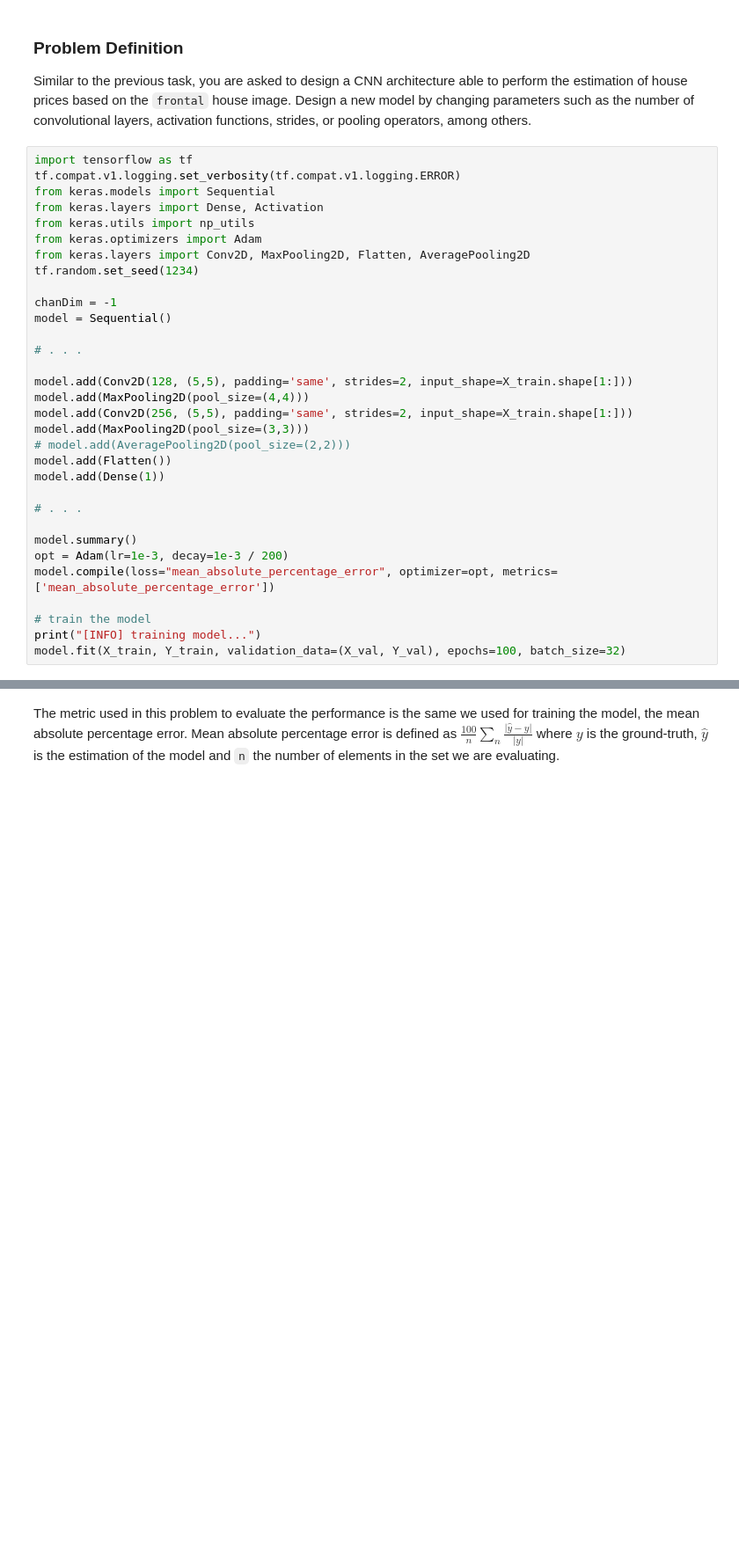
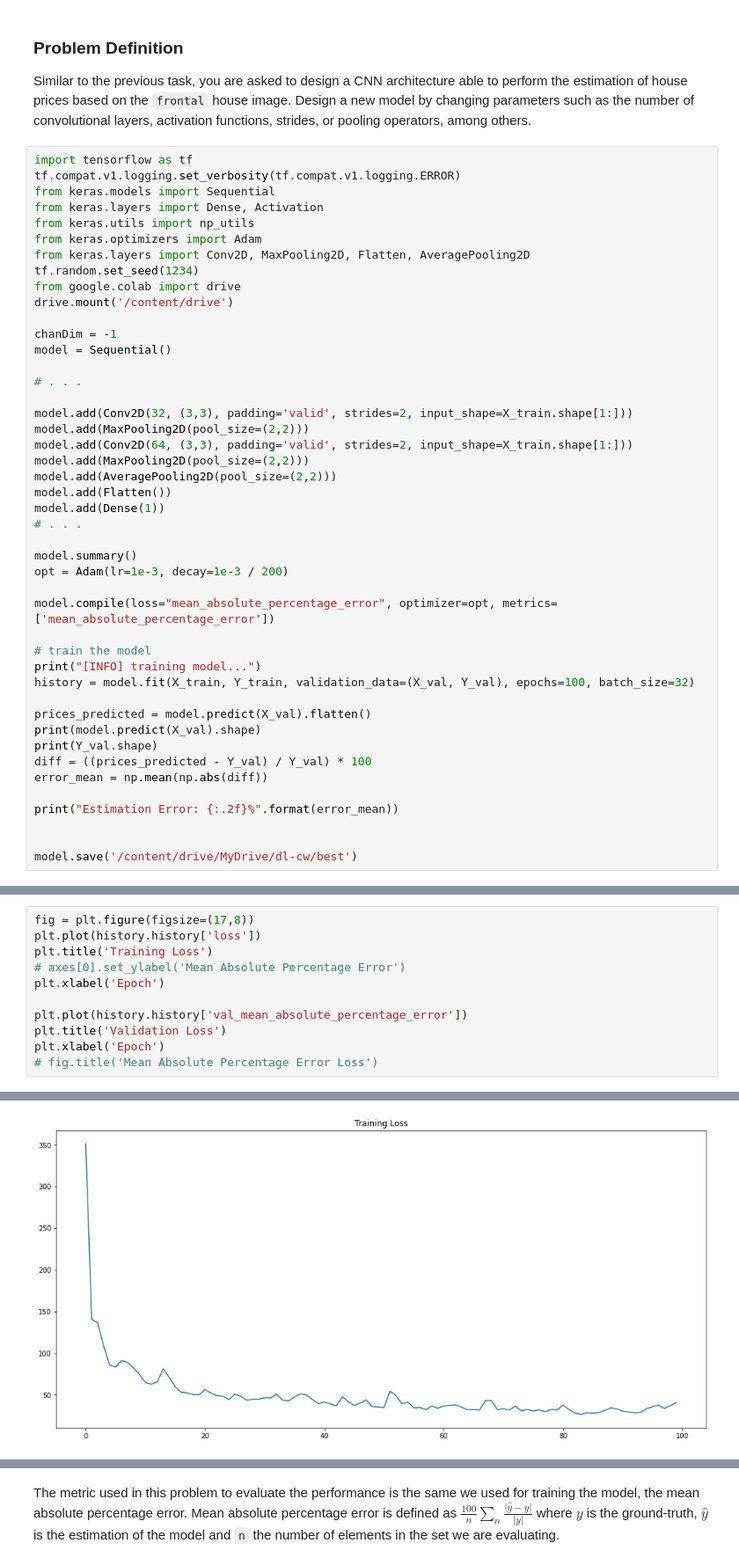
Before and after one commit to limited-fion/deep-learning-cw, a Jupyter notebook: 02_CNN_Introduction.ipynb, the cells around one changed output, grey strips where cells are left out. Shown at 88% size. Saved outputs shown, nothing was run; the diff lists cells and outputs as text; blank space fills up the shorter version.

```diff
--- a/02_CNN_Introduction.ipynb
+++ b/02_CNN_Introduction.ipynb
@@ -821,27 +861,40 @@ from keras.utils import np_utils
 from keras.optimizers import Adam
 from keras.layers import Conv2D, MaxPooling2D, Flatten, AveragePooling2D
 tf.random.set_seed(1234)
+from google.colab import drive
+drive.mount('/content/drive')
 
 chanDim = -1
 model = Sequential()
 
 # . . .
 
-model.add(Conv2D(128, (5,5), padding='same', strides=2, input_shape=X_train.shape[1:]))
-model.add(MaxPooling2D(pool_size=(4,4)))
-model.add(Conv2D(256, (5,5), padding='same', strides=2, input_shape=X_train.shape[1:]))
-model.add(MaxPooling2D(pool_size=(3,3)))
-# model.add(AveragePooling2D(pool_size=(2,2)))
+model.add(Conv2D(32, (3,3), padding='valid', strides=2, input_shape=X_train.shape[1:]))
+model.add(MaxPooling2D(pool_size=(2,2)))
+model.add(Conv2D(64, (3,3), padding='valid', strides=2, input_shape=X_train.shape[1:]))
+model.add(MaxPooling2D(pool_size=(2,2)))
+model.add(AveragePooling2D(pool_size=(2,2)))
 model.add(Flatten())
 model.add(Dense(1))
-
 # . . .
 
 model.summary()
 opt = Adam(lr=1e-3, decay=1e-3 / 200)
+
 model.compile(loss="mean_absolute_percentage_error", optimizer=opt, metrics=['mean_absolute_percentage_error'])
 
 # train the model
 print("[INFO] training model...")
-model.fit(X_train, Y_train, validation_data=(X_val, Y_val), epochs=100, batch_size=32)
+history = model.fit(X_train, Y_train, validation_data=(X_val, Y_val), epochs=100, batch_size=32)
+
+prices_predicted = model.predict(X_val).flatten()
+print(model.predict(X_val).shape)
+print(Y_val.shape)
+diff = ((prices_predicted - Y_val) / Y_val) * 100
+error_mean = np.mean(np.abs(diff))
+
+print("Estimation Error: {:.2f}%".format(error_mean))
+
+
+model.save('/content/drive/MyDrive/dl-cw/best')
 # %% [output]
@@ -865,0 +947,12 @@ Epoch 100/100
+# %%
+fig = plt.figure(figsize=(17,8))
+plt.plot(history.history['loss'])
+plt.title('Training Loss')
+# axes[0].set_ylabel('Mean Absolute Percentage Error')
+plt.xlabel('Epoch')
+
+plt.plot(history.history['val_mean_absolute_percentage_error'])
+plt.title('Validation Loss')
+plt.xlabel('Epoch')
+# fig.title('Mean Absolute Percentage Error Loss')
+# %% [output]
@@ -865,0 +960 @@ Epoch 100/100
+[figure, added]
```
Also changed, not shown: parts of 18 cells of this notebook.
